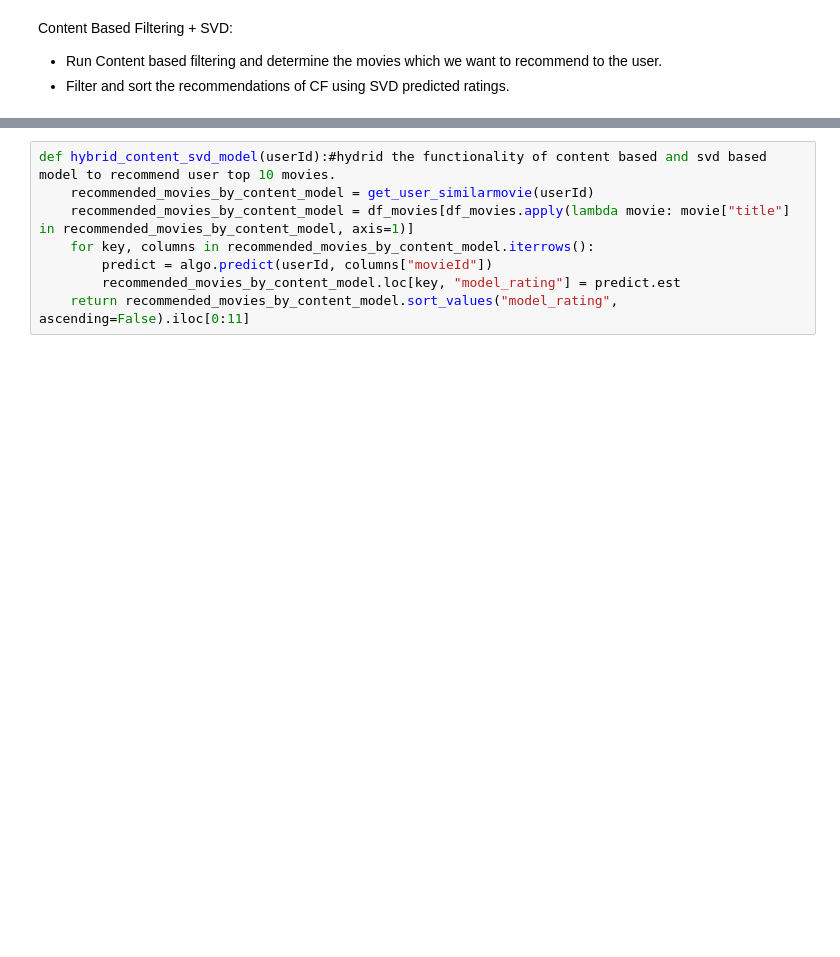
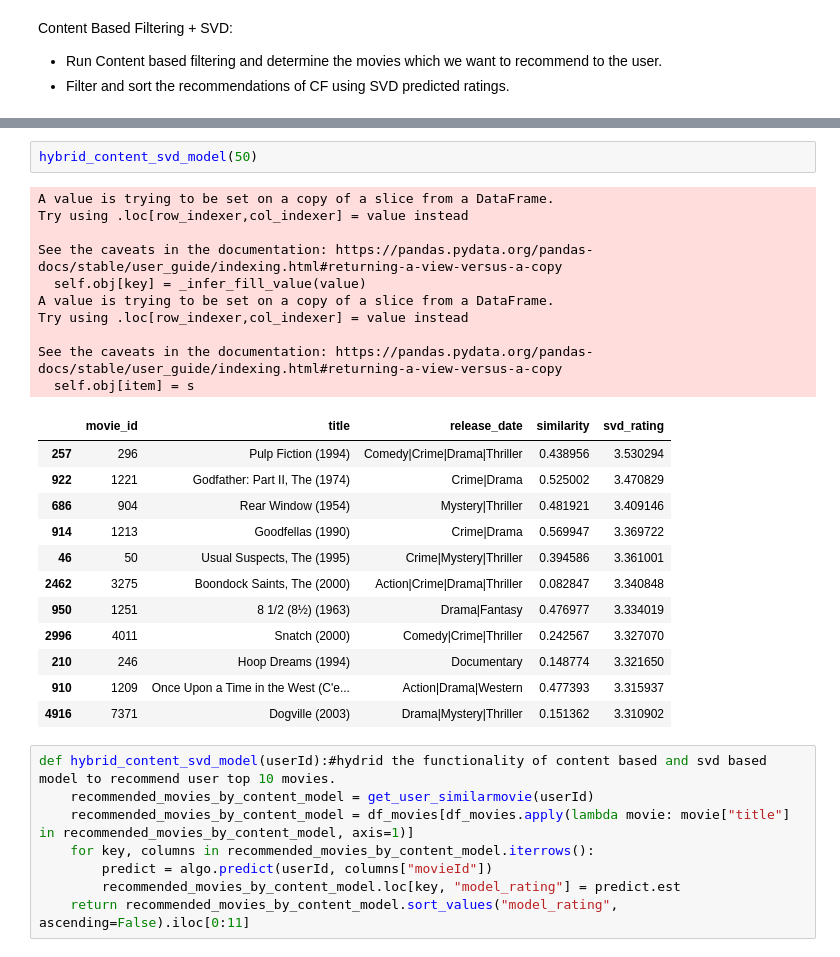
Before and after one commit to Macarena18/Final-Project, a Jupyter notebook: RecommenderSystem.ipynb, the cells around one changed output, grey strips where cells are left out. Drawn from its saved outputs; the diff is of its cells as text; blank space fills up the shorter version.

```diff
--- a/RecommenderSystem.ipynb
+++ b/RecommenderSystem.ipynb
@@ -717,3 +774,28 @@ Content Based Filtering + SVD:
+# %%
+hybrid_content_svd_model(50)
+# %% [output]
+A value is trying to be set on a copy of a slice from a DataFrame.
+Try using .loc[row_indexer,col_indexer] = value instead
+
+See the caveats in the documentation: https://pandas.pydata.org/pandas-docs/stable/user_guide/indexing.html#returning-a-view-versus-a-copy
+  self.obj[key] = _infer_fill_value(value)
+A value is trying to be set on a copy of a slice from a DataFrame.
+Try using .loc[row_indexer,col_indexer] = value instead
+
+See the caveats in the documentation: https://pandas.pydata.org/pandas-docs/stable/user_guide/indexing.html#returning-a-view-versus-a-copy
+  self.obj[item] = s
+|  | movie_id | title | release_date | similarity | svd_rating |
+| 257 | 296 | Pulp Fiction (1994) | Comedy|Crime|Drama|Thriller | 0.438956 | 3.530294 |
+| 922 | 1221 | Godfather: Part II, The (1974) | Crime|Drama | 0.525002 | 3.470829 |
+| 686 | 904 | Rear Window (1954) | Mystery|Thriller | 0.481921 | 3.409146 |
+| 914 | 1213 | Goodfellas (1990) | Crime|Drama | 0.569947 | 3.369722 |
+| 46 | 50 | Usual Suspects, The (1995) | Crime|Mystery|Thriller | 0.394586 | 3.361001 |
+| 2462 | 3275 | Boondock Saints, The (2000) | Action|Crime|Drama|Thriller | 0.082847 | 3.340848 |
+| 950 | 1251 | 8 1/2 (8½) (1963) | Drama|Fantasy | 0.476977 | 3.334019 |
+| 2996 | 4011 | Snatch (2000) | Comedy|Crime|Thriller | 0.242567 | 3.327070 |
+| 210 | 246 | Hoop Dreams (1994) | Documentary | 0.148774 | 3.321650 |
+| 910 | 1209 | Once Upon a Time in the West (C'e... | Action|Drama|Western | 0.477393 | 3.315937 |
+| 4916 | 7371 | Dogville (2003) | Drama|Mystery|Thriller | 0.151362 | 3.310902 |
 # %%
 def hybrid_content_svd_model(userId):#hydrid the functionality of content based and svd based model to recommend user top 10 movies.
     recommended_movies_by_content_model = get_user_similarmovie(userId)
```
Also changed, not shown: parts of 15 cells of this notebook.
